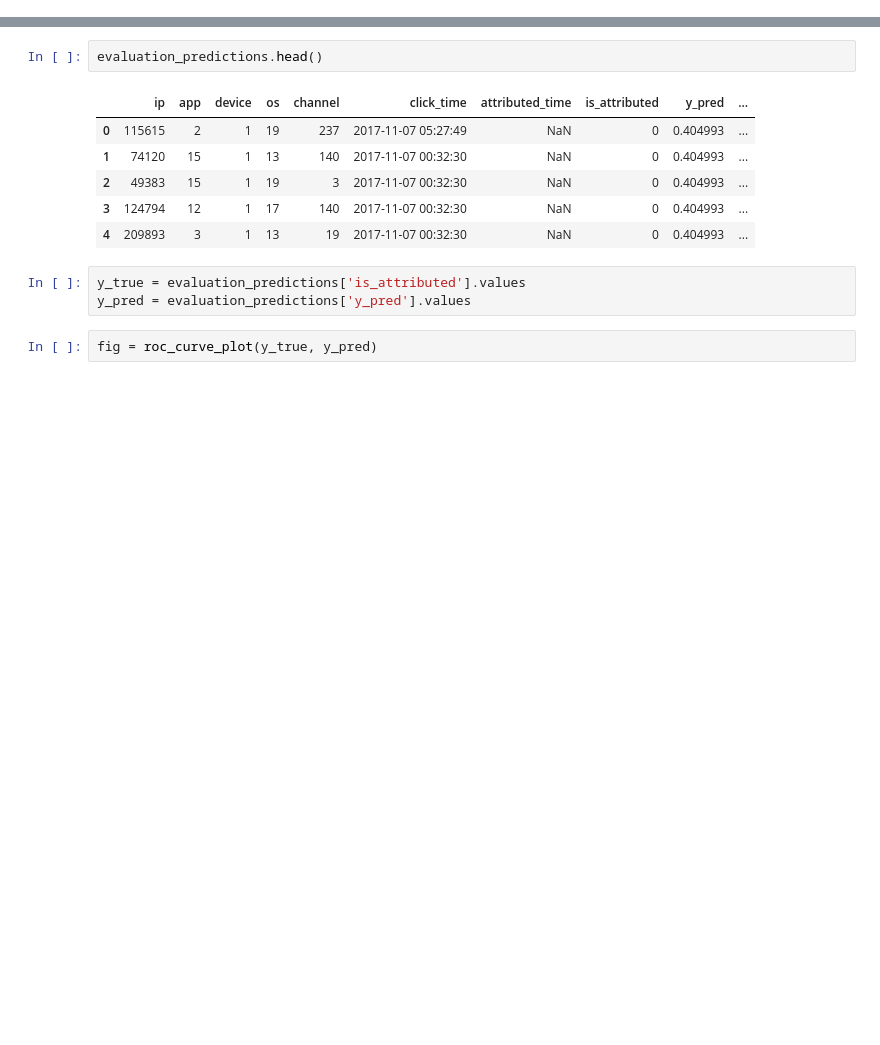
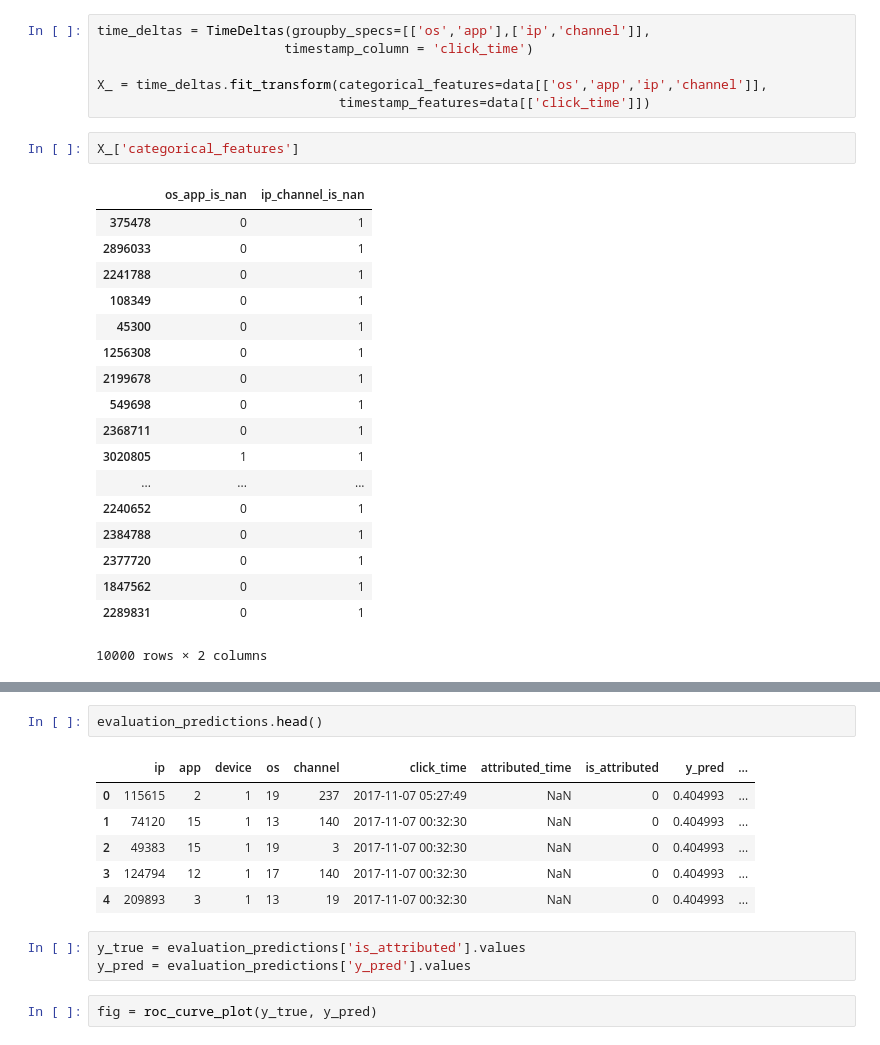
Before and after one commit to minerva-ml/open-solution-talking-data, a Jupyter notebook: notebooks/devbook.ipynb, the cells around one changed output, grey strips where cells are left out. Saved outputs shown, nothing was run; the diff lists cells and outputs as text; blank space fills up the shorter version.

```diff
--- a/notebooks/devbook.ipynb
+++ b/notebooks/devbook.ipynb
@@ -16,0 +28,27 @@ from vis import roc_curve_plot, prediction_distribution_plot
+# %%
+time_deltas = TimeDeltas(groupby_specs=[['os','app'],['ip','channel']],
+                        timestamp_column = 'click_time')
+
+X_ = time_deltas.fit_transform(categorical_features=data[['os','app','ip','channel']],
+                               timestamp_features=data[['click_time']])
+# %%
+X_['categorical_features']
+# %% [output]
+|  | os_app_is_nan | ip_channel_is_nan |
+| 375478 | 0 | 1 |
+| 2896033 | 0 | 1 |
+| 2241788 | 0 | 1 |
+| 108349 | 0 | 1 |
+| 45300 | 0 | 1 |
+| 1256308 | 0 | 1 |
+| 2199678 | 0 | 1 |
+| 549698 | 0 | 1 |
+| 2368711 | 0 | 1 |
+| 3020805 | 1 | 1 |
+| ... | ... | ... |
+| 2240652 | 0 | 1 |
+| 2384788 | 0 | 1 |
+| 2377720 | 0 | 1 |
+| 1847562 | 0 | 1 |
+| 2289831 | 0 | 1 |
+10000 rows × 2 columns
```
Also changed, not shown: parts of 5 cells of this notebook, 10 other files.
